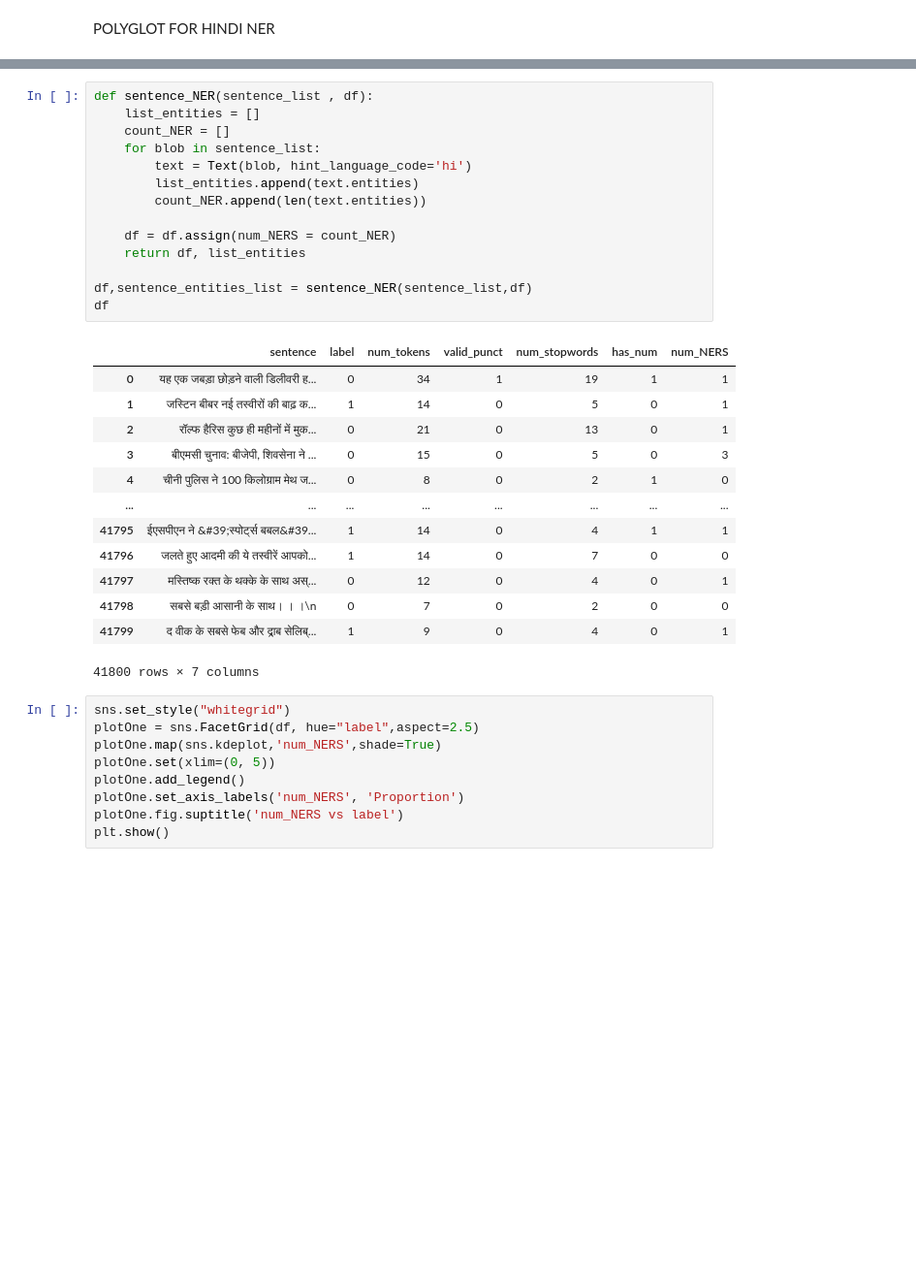
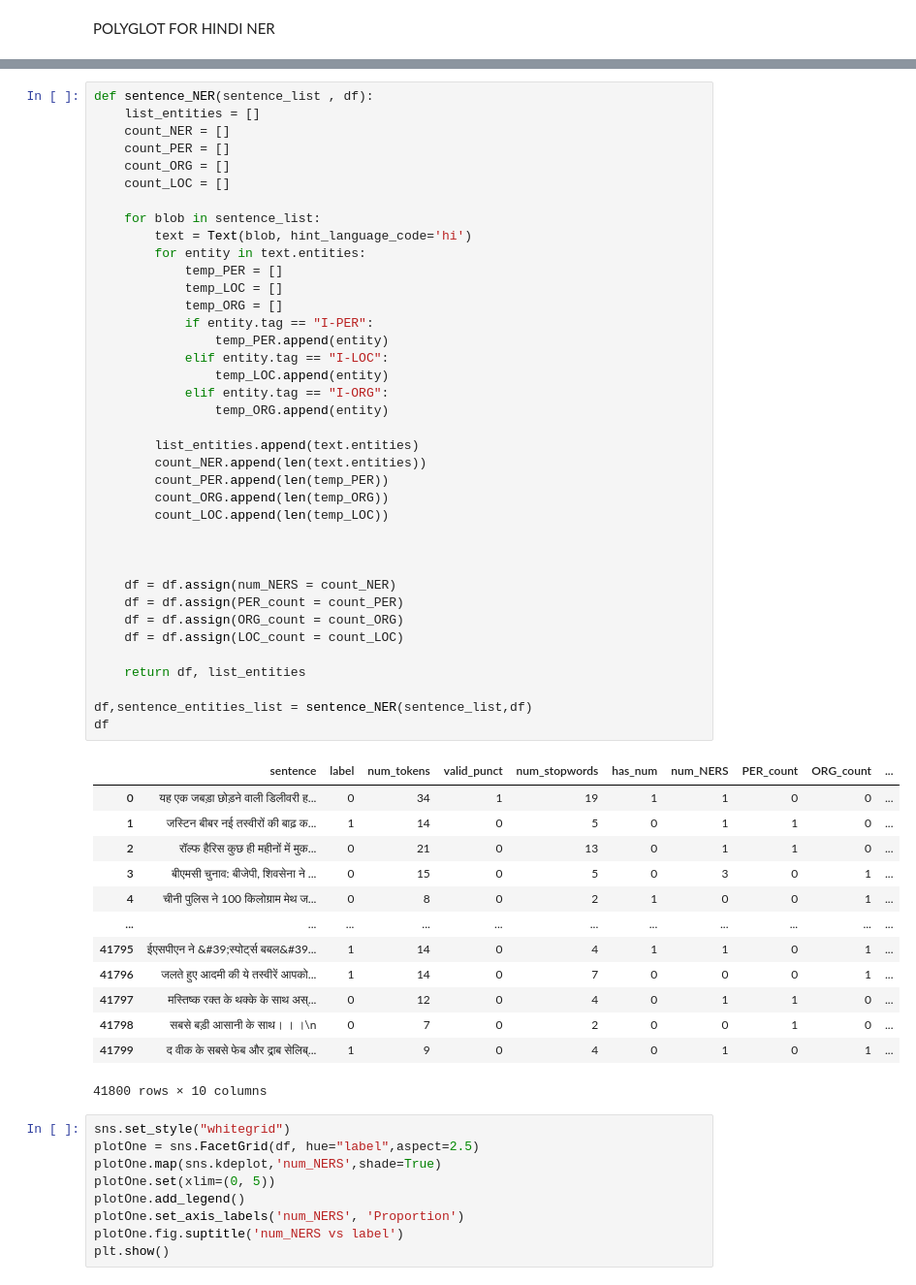
Before and after one commit to esh04/Clickbait-Identification, a Jupyter notebook: Clickbait.ipynb, the cells around one changed output, grey strips where cells are left out. Shown: that part at 97% size. Drawn from its saved outputs; the diff is of its cells as text; blank space fills up the shorter version.

```diff
--- a/Clickbait.ipynb
+++ b/Clickbait.ipynb
@@ -333,31 +334,55 @@ Requirement already satisfied: pycld2 in /home/esh/.local/lib/python3.8/site-pac
 # %%
 def sentence_NER(sentence_list , df):
     list_entities = []
     count_NER = []
+    count_PER = []
+    count_ORG = []
+    count_LOC = []
+
     for blob in sentence_list:
         text = Text(blob, hint_language_code='hi')
+        for entity in text.entities:
+            temp_PER = []
+            temp_LOC = []
+            temp_ORG = []
+            if entity.tag == "I-PER":
+                temp_PER.append(entity)
+            elif entity.tag == "I-LOC":
+                temp_LOC.append(entity)
+            elif entity.tag == "I-ORG":
+                temp_ORG.append(entity)
+
         list_entities.append(text.entities)
         count_NER.append(len(text.entities))
+        count_PER.append(len(temp_PER))
+        count_ORG.append(len(temp_ORG))
+        count_LOC.append(len(temp_LOC))
+
+
 
     df = df.assign(num_NERS = count_NER)
+    df = df.assign(PER_count = count_PER)
+    df = df.assign(ORG_count = count_ORG)
+    df = df.assign(LOC_count = count_LOC)
+
     return df, list_entities
 
 df,sentence_entities_list = sentence_NER(sentence_list,df)
 df
 # %% [output]
-|  | sentence | label | num_tokens | valid_punct | num_stopwords | has_num | num_NERS |
-| 0 | यह एक जबड़ा छोड़ने वाली डिलीवरी ह... | 0 | 34 | 1 | 19 | 1 | 1 |
-| 1 | जस्टिन बीबर नई तस्वीरों की बाढ़ क... | 1 | 14 | 0 | 5 | 0 | 1 |
-| 2 | रॉल्फ हैरिस कुछ ही महीनों में मुक... | 0 | 21 | 0 | 13 | 0 | 1 |
-| 3 | बीएमसी चुनाव: बीजेपी, शिवसेना ने ... | 0 | 15 | 0 | 5 | 0 | 3 |
-| 4 | चीनी पुलिस ने 100 किलोग्राम मेथ ज... | 0 | 8 | 0 | 2 | 1 | 0 |
-| ... | ... | ... | ... | ... | ... | ... | ... |
-| 41795 | ईएसपीएन ने &#39;स्पोर्ट्स बबल&#39... | 1 | 14 | 0 | 4 | 1 | 1 |
-| 41796 | जलते हुए आदमी की ये तस्वीरें आपको... | 1 | 14 | 0 | 7 | 0 | 0 |
-| 41797 | मस्तिष्क रक्त के थक्के के साथ अस्... | 0 | 12 | 0 | 4 | 0 | 1 |
-| 41798 | सबसे बड़ी आसानी के साथ। । ।\n | 0 | 7 | 0 | 2 | 0 | 0 |
-| 41799 | द वीक के सबसे फेब और द्राब सेलिब्... | 1 | 9 | 0 | 4 | 0 | 1 |
+|  | sentence | label | num_tokens | valid_punct | num_stopwords | has_num | num_NERS | PER_count | ORG_count | ... |
+| 0 | यह एक जबड़ा छोड़ने वाली डिलीवरी ह... | 0 | 34 | 1 | 19 | 1 | 1 | 0 | 0 | ... |
+| 1 | जस्टिन बीबर नई तस्वीरों की बाढ़ क... | 1 | 14 | 0 | 5 | 0 | 1 | 1 | 0 | ... |
+| 2 | रॉल्फ हैरिस कुछ ही महीनों में मुक... | 0 | 21 | 0 | 13 | 0 | 1 | 1 | 0 | ... |
+| 3 | बीएमसी चुनाव: बीजेपी, शिवसेना ने ... | 0 | 15 | 0 | 5 | 0 | 3 | 0 | 1 | ... |
+| 4 | चीनी पुलिस ने 100 किलोग्राम मेथ ज... | 0 | 8 | 0 | 2 | 1 | 0 | 0 | 1 | ... |
+| ... | ... | ... | ... | ... | ... | ... | ... | ... | ... | ... |
+| 41795 | ईएसपीएन ने &#39;स्पोर्ट्स बबल&#39... | 1 | 14 | 0 | 4 | 1 | 1 | 0 | 1 | ... |
+| 41796 | जलते हुए आदमी की ये तस्वीरें आपको... | 1 | 14 | 0 | 7 | 0 | 0 | 0 | 1 | ... |
+| 41797 | मस्तिष्क रक्त के थक्के के साथ अस्... | 0 | 12 | 0 | 4 | 0 | 1 | 1 | 0 | ... |
+| 41798 | सबसे बड़ी आसानी के साथ। । ।\n | 0 | 7 | 0 | 2 | 0 | 0 | 1 | 0 | ... |
+| 41799 | द वीक के सबसे फेब और द्राब सेलिब्... | 1 | 9 | 0 | 4 | 0 | 1 | 0 | 1 | ... |
-41800 rows × 7 columns
+41800 rows × 10 columns
 # %%
 sns.set_style("whitegrid")
 plotOne = sns.FacetGrid(df, hue="label",aspect=2.5)
```
Also changed, not shown: parts of 2 cells of this notebook.
